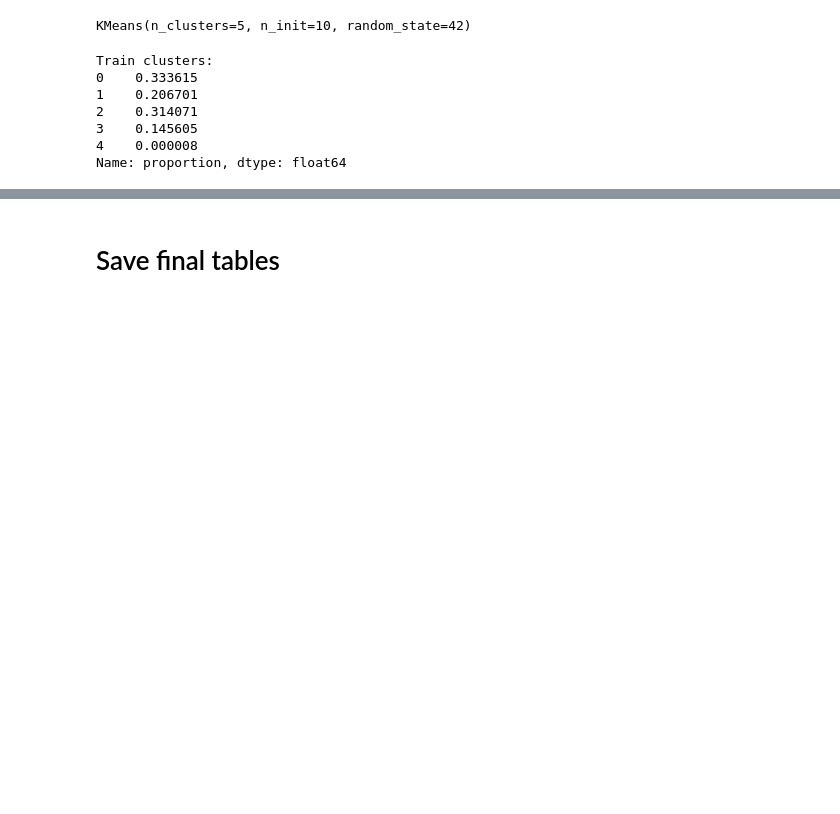
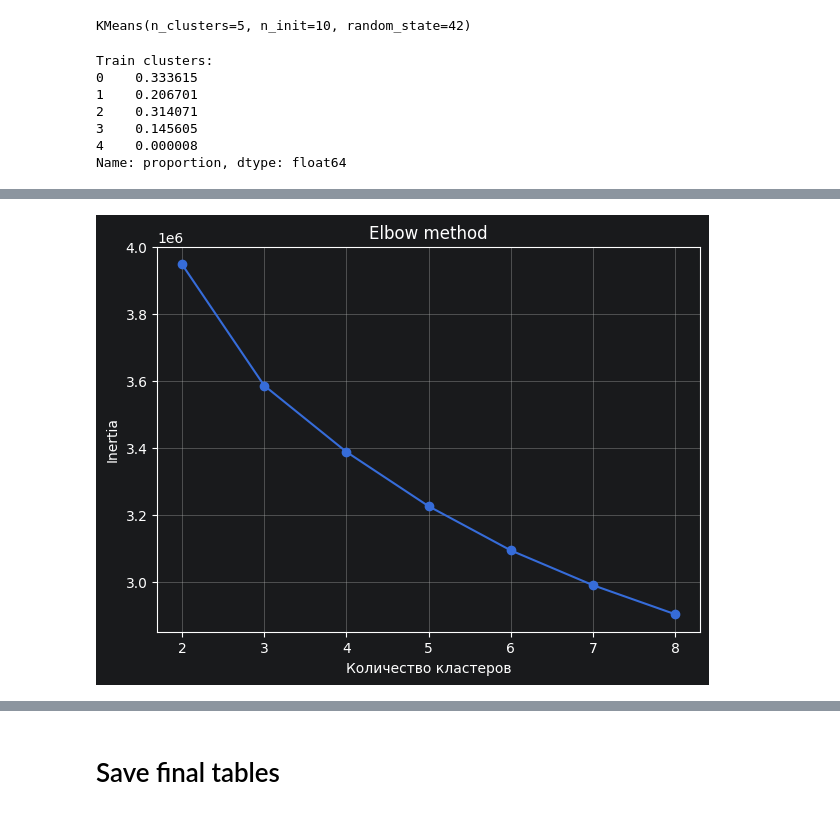
Before and after one commit to USL99/home-credit-default-risk, a Jupyter notebook: notebooks/03_feature_engineering.ipynb, the cells around one changed output, grey strips where cells are left out. Saved outputs shown, nothing was run; the diff lists cells and outputs as text; code cells hidden in the pictures; blank space fills up the shorter version.

Commit message:
Fix 03 (add KMeans)

```diff
--- a/notebooks/03_feature_engineering.ipynb
+++ b/notebooks/03_feature_engineering.ipynb
@@ -2634,0 +2806,30 @@ Name: proportion, dtype: float64
+# %%
+from sklearn.metrics import silhouette_score
+
+k_results = []
+for k in range(2, 9):
+
+    print(f"\nПроверяем k = {k}")
+    model = KMeans(
+        n_clusters=k,
+        random_state=42,
+        n_init=10
+    )
+
+    labels = model.fit_predict(X_kmeans_train_ready)
+    cluster_counts = np.bincount(labels)
+    cluster_shares = (cluster_counts / len(labels))
+    min_cluster_share = (cluster_shares.min())
+
+    silhouette = silhouette_score(X_kmeans_train_ready, labels, sample_size=5000, random_state=42)
+
+    k_results.append({
+        "k": k,
+        "inertia": model.inertia_,
+        "silhouette": silhouette,
+        "min_cluster_share": min_cluster_share
+    })
+
+    print("Inertia:", round(model.inertia_, 2))
+    print("Silhouette:", round(silhouette, 4))
+    print("Самый маленький кластер:", round(min_cluster_share, 4))
@@ -2634,0 +2854,3 @@ Name: proportion, dtype: float64
+# %%
+k_results_df = pd.DataFrame(k_results)
+k_results_df
@@ -2634,0 +2866,13 @@ Name: proportion, dtype: float64
+# %%
+import matplotlib.pyplot as plt
+
+plt.figure(figsize=(7, 5))
+
+plt.plot(k_results_df["k"], k_results_df["inertia"], marker="o")
+plt.xlabel("Количество кластеров")
+plt.ylabel("Inertia")
+plt.title("Elbow method")
+plt.grid()
+plt.show()
+# %% [output]
+[figure, added]
```
Also changed, not shown: parts of 29 cells of this notebook.
